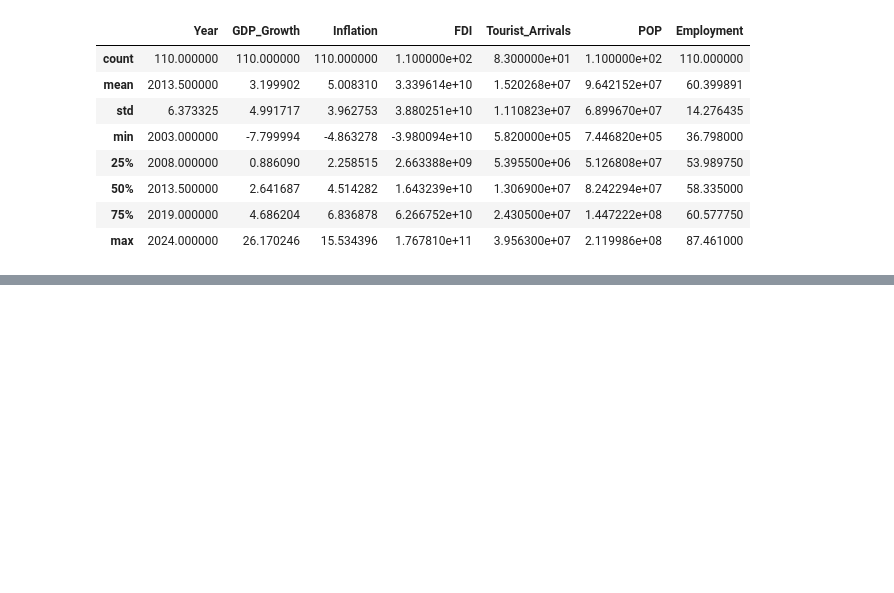
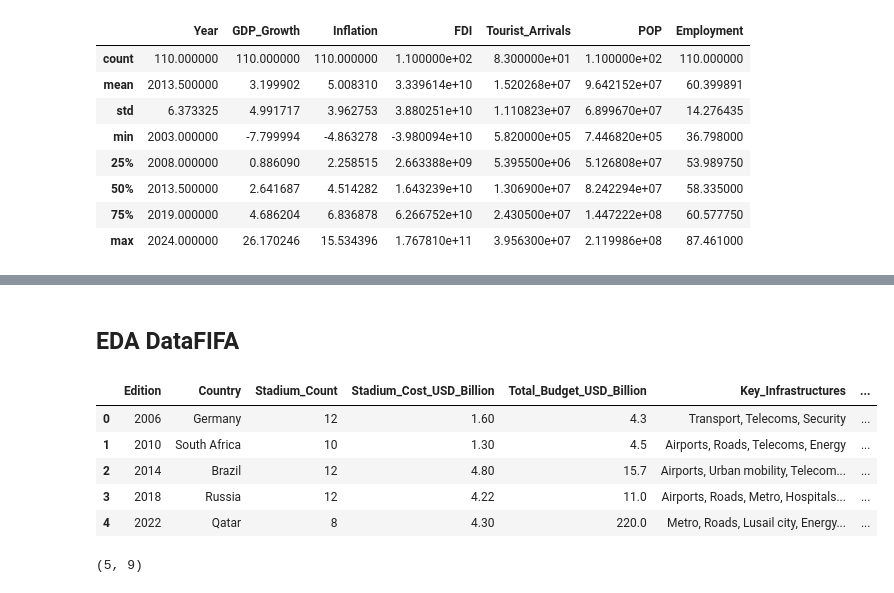
Before and after one commit to hajaraitlachgar/Impact_CDM, a Jupyter notebook: notebooks/EDA.ipynb, the cells around one changed output, grey strips where cells are left out. Cells and saved outputs as stored; diff of their text form; code cells hidden in the pictures; blank space fills up the shorter version.

```diff
--- a/notebooks/EDA.ipynb
+++ b/notebooks/EDA.ipynb
@@ -67,0 +235,15 @@ dfEco.describe()
+# %% [markdown]
+## EDA DataFIFA
+# %%
+dfFifa.head()
+# %% [output]
+|  | Edition | Country | Stadium_Count | Stadium_Cost_USD_Billion | Total_Budget_USD_Billion | Key_Infrastructures | ... |
+| 0 | 2006 | Germany | 12 | 1.60 | 4.3 | Transport, Telecoms, Security | ... |
+| 1 | 2010 | South Africa | 10 | 1.30 | 4.5 | Airports, Roads, Telecoms, Energy | ... |
+| 2 | 2014 | Brazil | 12 | 4.80 | 15.7 | Airports, Urban mobility, Telecom... | ... |
+| 3 | 2018 | Russia | 12 | 4.22 | 11.0 | Airports, Roads, Metro, Hospitals... | ... |
+| 4 | 2022 | Qatar | 8 | 4.30 | 220.0 | Metro, Roads, Lusail city, Energy... | ... |
+# %%
+dfFifa.shape
+# %% [output]
+(5, 9)
```
Also changed, not shown: parts of 23 cells of this notebook, 1 other file.
